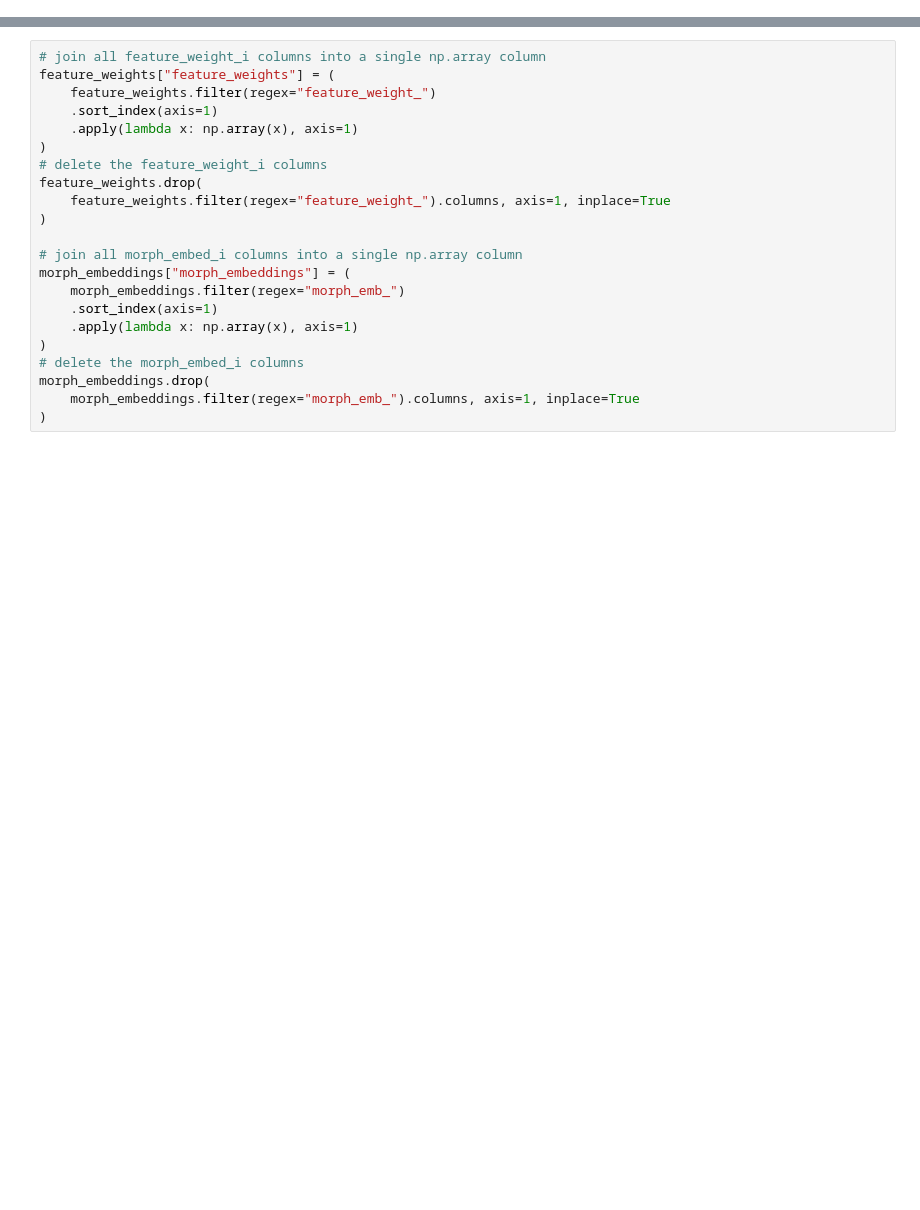
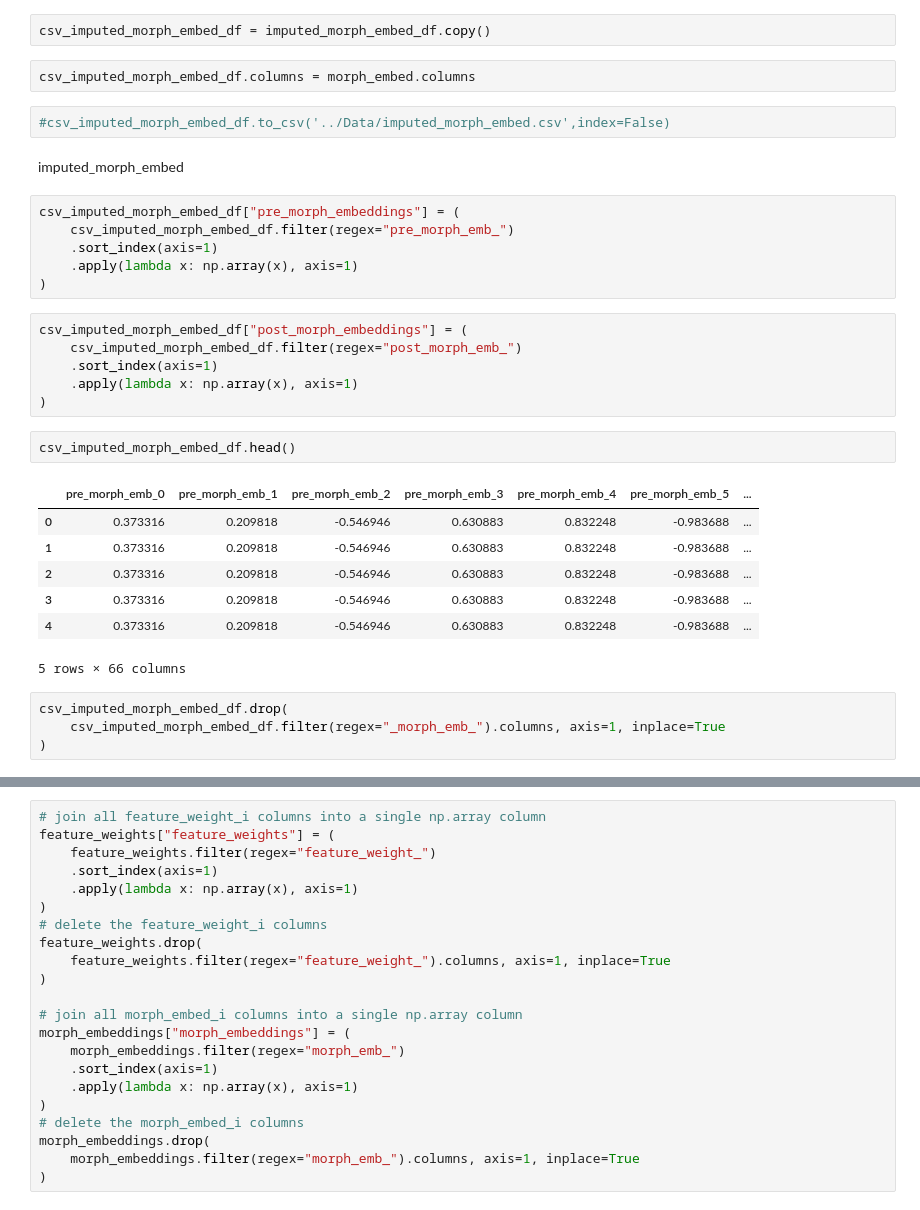
Before and after one commit to gwang034/elecfinal, a Jupyter notebook: Didi/Data_Exploration.ipynb, the cells around one changed output, grey strips where cells are left out. Drawn from its saved outputs; the diff is of its cells as text; blank space fills up the shorter version.

Commit message:
Data Imputation in Data_Exploration

```diff
--- a/Didi/Data_Exploration.ipynb
+++ b/Didi/Data_Exploration.ipynb
@@ -12,0 +121,34 @@ morph_embeddings = pd.read_csv("../Data/morph_embeddings.csv")
+# %%
+csv_imputed_morph_embed_df = imputed_morph_embed_df.copy()
+# %%
+csv_imputed_morph_embed_df.columns = morph_embed.columns
+# %%
+#csv_imputed_morph_embed_df.to_csv('../Data/imputed_morph_embed.csv',index=False)
+# %% [markdown]
+imputed_morph_embed
+# %%
+csv_imputed_morph_embed_df["pre_morph_embeddings"] = (
+    csv_imputed_morph_embed_df.filter(regex="pre_morph_emb_")
+    .sort_index(axis=1)
+    .apply(lambda x: np.array(x), axis=1)
+)
+# %%
+csv_imputed_morph_embed_df["post_morph_embeddings"] = (
+    csv_imputed_morph_embed_df.filter(regex="post_morph_emb_")
+    .sort_index(axis=1)
+    .apply(lambda x: np.array(x), axis=1)
+)
+# %%
+csv_imputed_morph_embed_df.head()
+# %% [output]
+|  | pre_morph_emb_0 | pre_morph_emb_1 | pre_morph_emb_2 | pre_morph_emb_3 | pre_morph_emb_4 | pre_morph_emb_5 | ... |
+| 0 | 0.373316 | 0.209818 | -0.546946 | 0.630883 | 0.832248 | -0.983688 | ... |
+| 1 | 0.373316 | 0.209818 | -0.546946 | 0.630883 | 0.832248 | -0.983688 | ... |
+| 2 | 0.373316 | 0.209818 | -0.546946 | 0.630883 | 0.832248 | -0.983688 | ... |
+| 3 | 0.373316 | 0.209818 | -0.546946 | 0.630883 | 0.832248 | -0.983688 | ... |
+| 4 | 0.373316 | 0.209818 | -0.546946 | 0.630883 | 0.832248 | -0.983688 | ... |
+5 rows × 66 columns
+# %%
+csv_imputed_morph_embed_df.drop(
+    csv_imputed_morph_embed_df.filter(regex="_morph_emb_").columns, axis=1, inplace=True
+)
```
Also changed, not shown: parts of 17 cells of this notebook, 3 other files.
